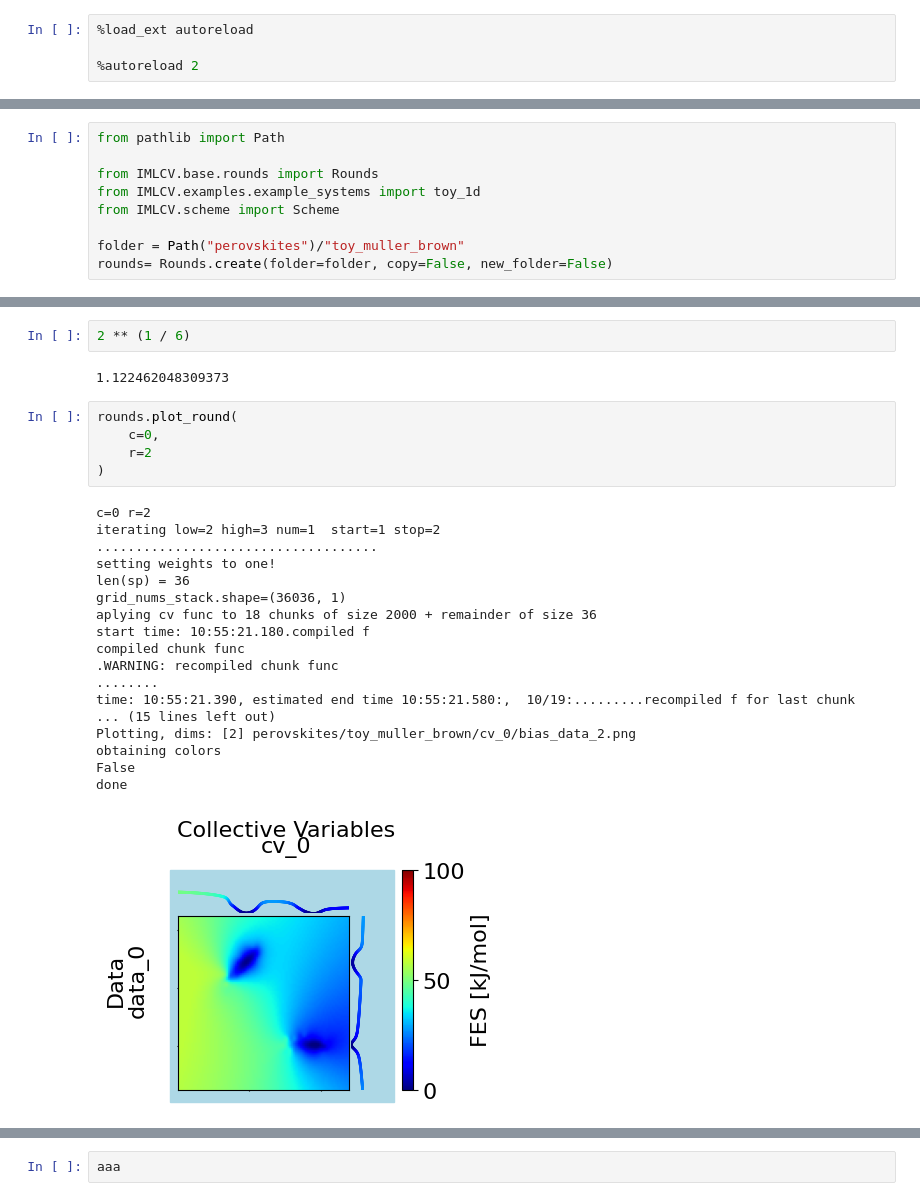
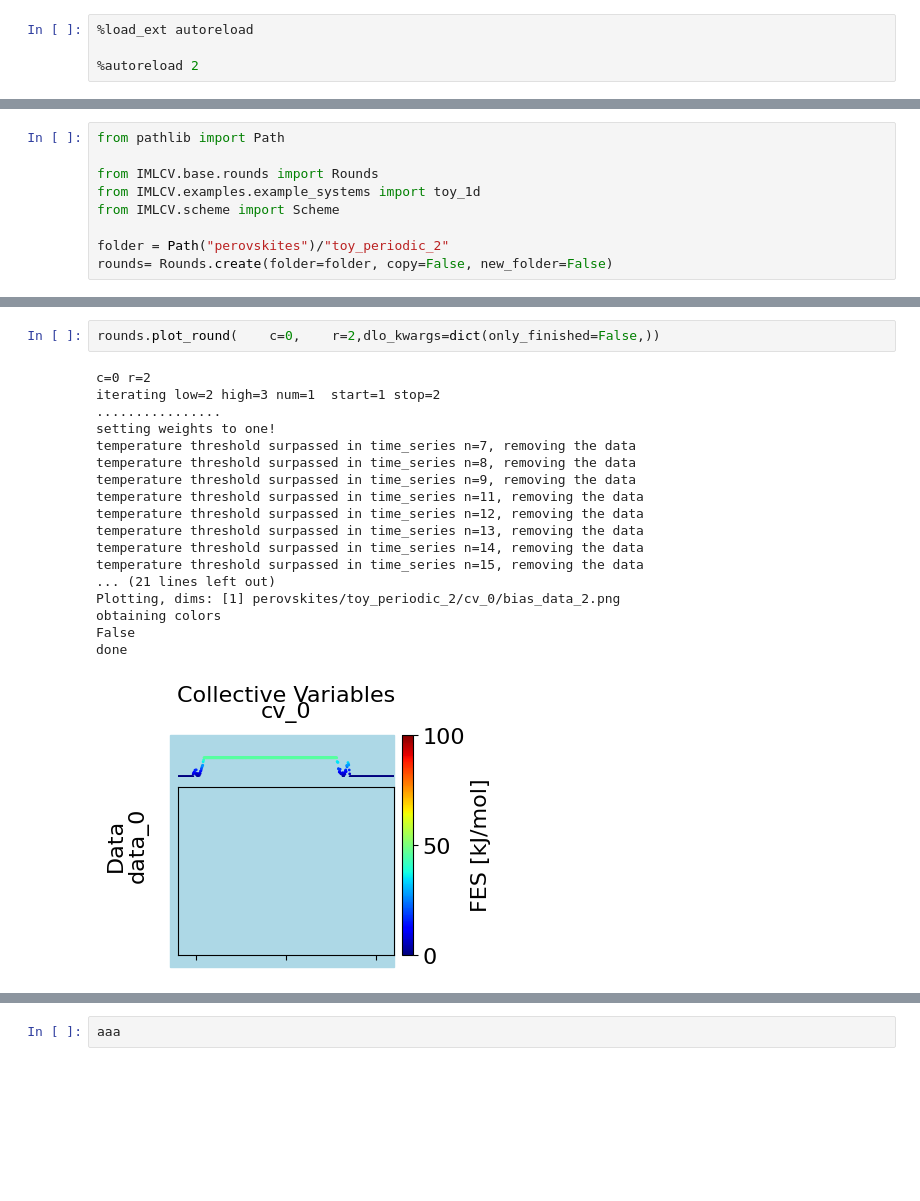
Before and after one commit to DavidDevoogdt/IMLCV, a Jupyter notebook: notebooks/plot.ipynb, the cells around one changed output, grey strips where cells are left out. Drawn from its saved outputs; the diff is of its cells as text; blank space fills up the shorter version.

```diff
--- a/notebooks/plot.ipynb
+++ b/notebooks/plot.ipynb
@@ -30,5 +30,5 @@ from IMLCV.base.rounds import Rounds
 from IMLCV.examples.example_systems import toy_1d
 from IMLCV.scheme import Scheme
 
-folder = Path("perovskites")/"toy_muller_brown"
+folder = Path("perovskites")/"toy_periodic_2"
 rounds= Rounds.create(folder=folder, copy=False, new_folder=False)
@@ -45,31 +47,24 @@ fes.plot(inverted=True,vmax=150*kjmol,name="muller_brown_ref.png",)
 inverting bias
 Plotting, dims: [2] muller_brown_ref.png
 [figure]
-# %%
-2 ** (1 / 6)
-# %% [output]
-1.122462048309373
 # %%
-rounds.plot_round(
-    c=0,
-    r=2
-)
+rounds.plot_round(    c=0,    r=2,dlo_kwargs=dict(only_finished=False,))
 # %% [output]
 c=0 r=2
 iterating low=2 high=3 num=1  start=1 stop=2
-....................................
+................
 setting weights to one!
-len(sp) = 36
-grid_nums_stack.shape=(36036, 1)
-aplying cv func to 18 chunks of size 2000 + remainder of size 36
-start time: 10:55:21.180.compiled f
-compiled chunk func
-.WARNING: recompiled chunk func
-........
-time: 10:55:21.390, estimated end time 10:55:21.580:,  10/19:.........recompiled f for last chunk
-... (15 lines left out)
-Plotting, dims: [2] perovskites/toy_muller_brown/cv_0/bias_data_2.png
+temperature threshold surpassed in time_series n=7, removing the data
+temperature threshold surpassed in time_series n=8, removing the data
+temperature threshold surpassed in time_series n=9, removing the data
+temperature threshold surpassed in time_series n=11, removing the data
+temperature threshold surpassed in time_series n=12, removing the data
+temperature threshold surpassed in time_series n=13, removing the data
+temperature threshold surpassed in time_series n=14, removing the data
+temperature threshold surpassed in time_series n=15, removing the data
+... (21 lines left out)
+Plotting, dims: [1] perovskites/toy_periodic_2/cv_0/bias_data_2.png
 obtaining colors
 False
 done
-[figure, old version]
+[figure, new version]
```
Also changed, not shown: parts of 11 cells of this notebook, 10 other files.
